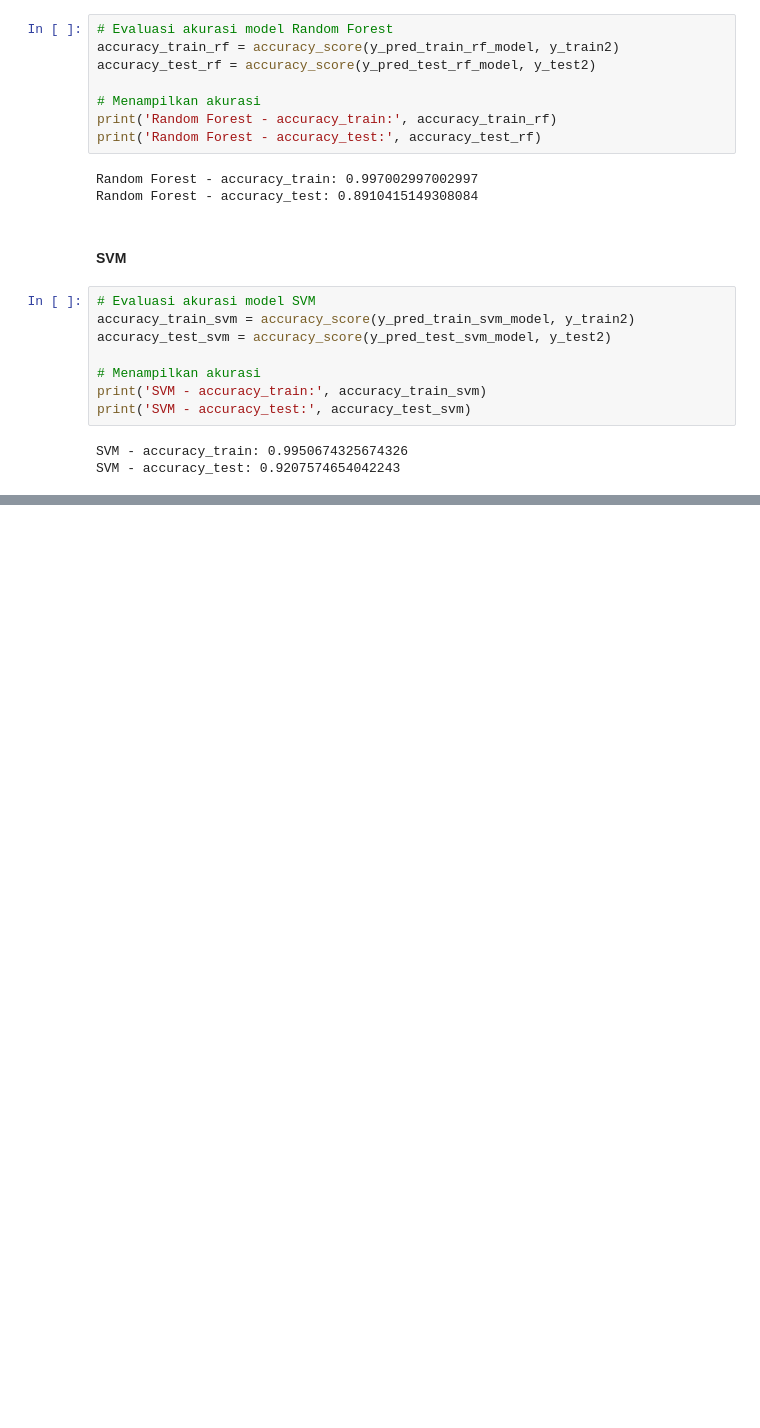
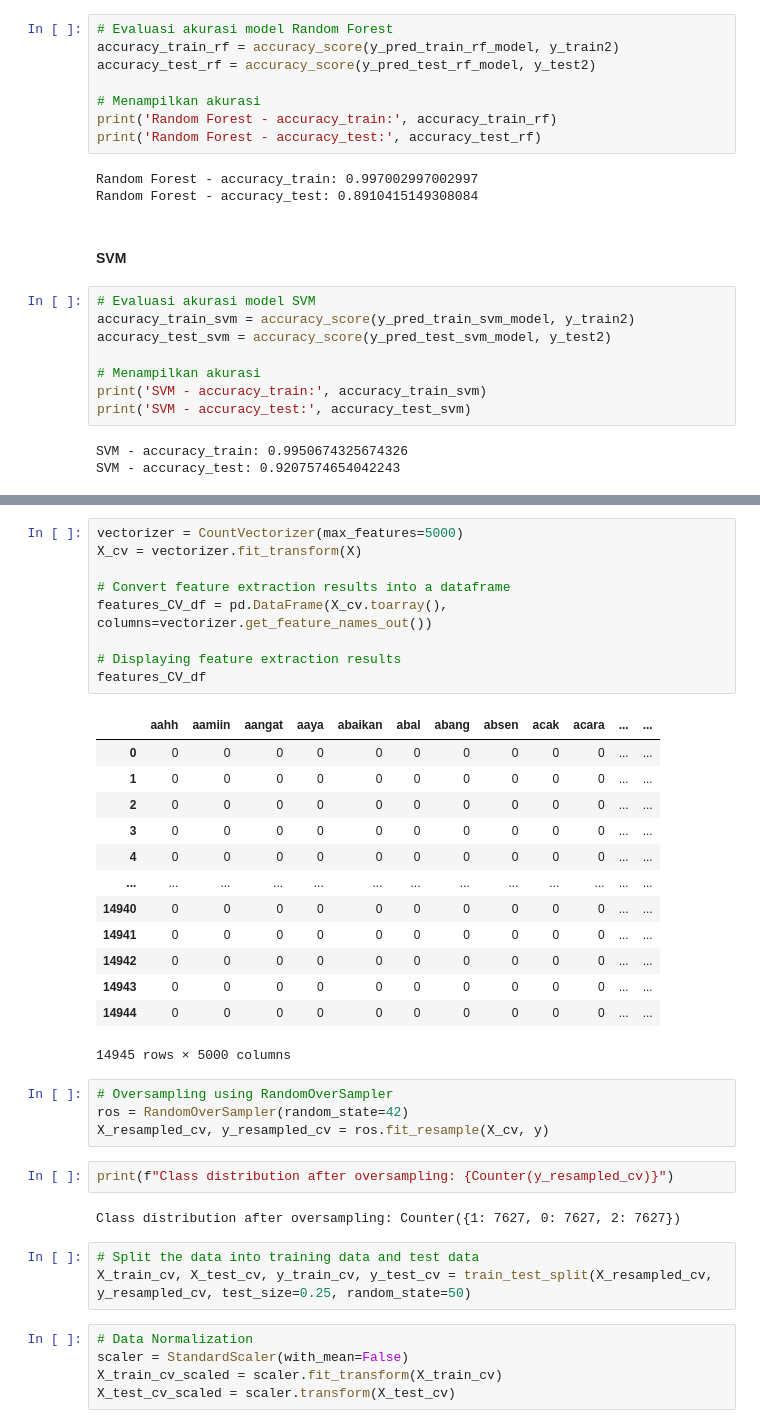
Before and after one commit to IndraSty/traveloka_sentiment_analysis, a Jupyter notebook: notebook/traveloka_sentiment.ipynb, the cells around one changed output, grey strips where cells are left out. Saved outputs shown, nothing was run; the diff lists cells and outputs as text; blank space fills up the shorter version.

```diff
--- a/notebook/traveloka_sentiment.ipynb
+++ b/notebook/traveloka_sentiment.ipynb
@@ -683,0 +696,39 @@ SVM - accuracy_test: 0.9207574654042243
+# %%
+vectorizer = CountVectorizer(max_features=5000)
+X_cv = vectorizer.fit_transform(X)
+
+# Convert feature extraction results into a dataframe
+features_CV_df = pd.DataFrame(X_cv.toarray(), columns=vectorizer.get_feature_names_out())
+
+# Displaying feature extraction results
+features_CV_df
+# %% [output]
+|  | aahh | aamiin | aangat | aaya | abaikan | abal | abang | absen | acak | acara | ... | ... |
+| 0 | 0 | 0 | 0 | 0 | 0 | 0 | 0 | 0 | 0 | 0 | ... | ... |
+| 1 | 0 | 0 | 0 | 0 | 0 | 0 | 0 | 0 | 0 | 0 | ... | ... |
+| 2 | 0 | 0 | 0 | 0 | 0 | 0 | 0 | 0 | 0 | 0 | ... | ... |
+| 3 | 0 | 0 | 0 | 0 | 0 | 0 | 0 | 0 | 0 | 0 | ... | ... |
+| 4 | 0 | 0 | 0 | 0 | 0 | 0 | 0 | 0 | 0 | 0 | ... | ... |
+| ... | ... | ... | ... | ... | ... | ... | ... | ... | ... | ... | ... | ... |
+| 14940 | 0 | 0 | 0 | 0 | 0 | 0 | 0 | 0 | 0 | 0 | ... | ... |
+| 14941 | 0 | 0 | 0 | 0 | 0 | 0 | 0 | 0 | 0 | 0 | ... | ... |
+| 14942 | 0 | 0 | 0 | 0 | 0 | 0 | 0 | 0 | 0 | 0 | ... | ... |
+| 14943 | 0 | 0 | 0 | 0 | 0 | 0 | 0 | 0 | 0 | 0 | ... | ... |
+| 14944 | 0 | 0 | 0 | 0 | 0 | 0 | 0 | 0 | 0 | 0 | ... | ... |
+14945 rows × 5000 columns
+# %%
+# Oversampling using RandomOverSampler
+ros = RandomOverSampler(random_state=42)
+X_resampled_cv, y_resampled_cv = ros.fit_resample(X_cv, y)
+# %%
+print(f"Class distribution after oversampling: {Counter(y_resampled_cv)}")
+# %% [output]
+Class distribution after oversampling: Counter({1: 7627, 0: 7627, 2: 7627})
+# %%
+# Split the data into training data and test data
+X_train_cv, X_test_cv, y_train_cv, y_test_cv = train_test_split(X_resampled_cv, y_resampled_cv, test_size=0.25, random_state=50)
+# %%
+# Data Normalization
+scaler = StandardScaler(with_mean=False)
+X_train_cv_scaled = scaler.fit_transform(X_train_cv)
+X_test_cv_scaled = scaler.transform(X_test_cv)
```
Also changed, not shown: parts of 8 cells of this notebook.
